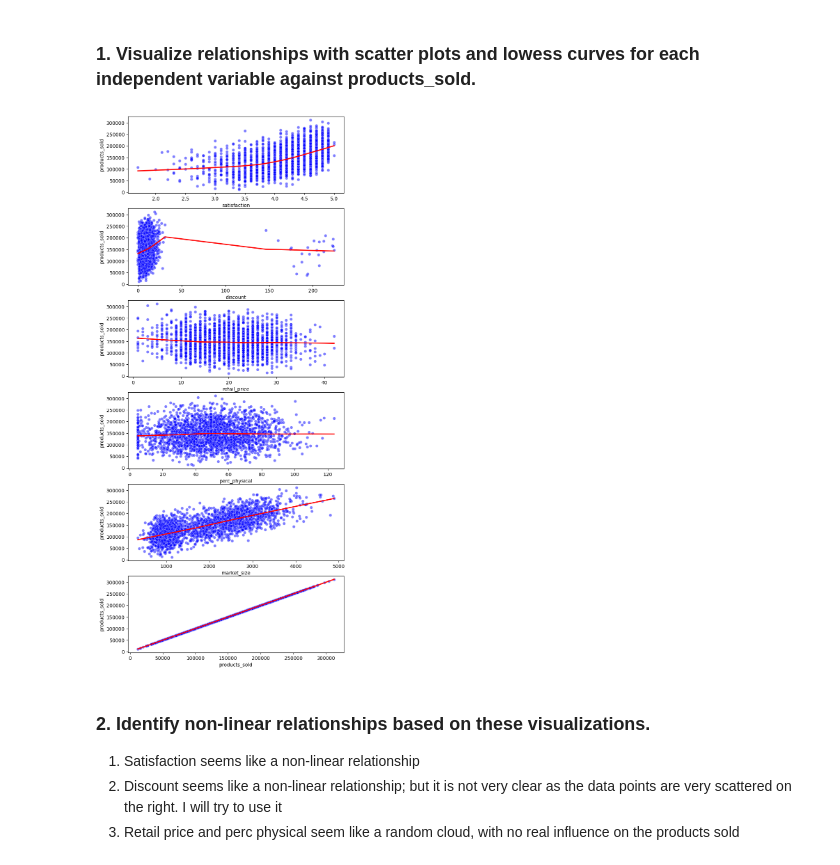
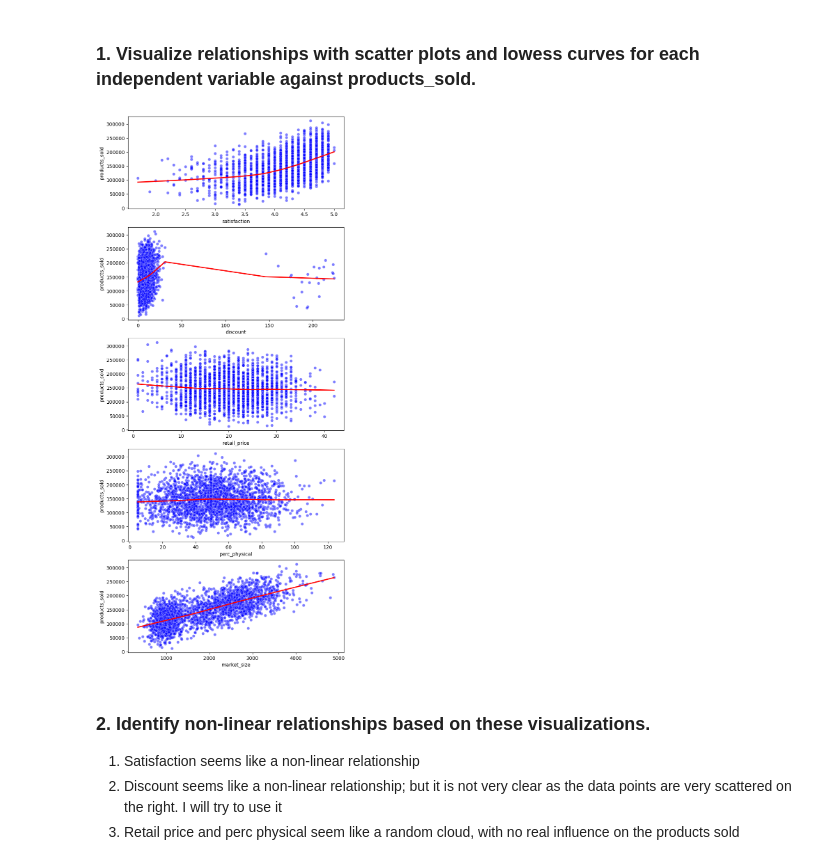
Before and after one commit to ScorchChamp/modelling-assignment, a Jupyter notebook: Modelling Assignment.ipynb, the cells around one changed output. Saved outputs shown, nothing was run; the diff lists cells and outputs as text; code cells hidden in the pictures.

Commit message:
removed useless graph

```diff
--- a/Modelling Assignment.ipynb
+++ b/Modelling Assignment.ipynb
@@ -192,15 +192,19 @@ data_clean.head()
 # %% [markdown]
 ### 1. Visualize relationships with scatter plots and lowess curves for each independent variable against products_sold.
 # %%
-fig, axs = plt.subplots(len(CONTINUOUS_COLUMNS), 1, figsize=(8, 20))
+# CONTINUOUS_COLUMNS without TARGET_COLUMN
+dependent_columns = CONTINUOUS_COLUMNS.copy()
+dependent_columns.remove(TARGET_COLUMN)
 
-for i, var in enumerate(CONTINUOUS_COLUMNS):
+fig, axs = plt.subplots(len(dependent_columns), 1, figsize=(8, 20))
+
+for i, var in enumerate(dependent_columns):
     sns.scatterplot(data=data_clean, x=var, y='products_sold', ax=axs[i], color='blue', alpha=0.5)
     sns.regplot(data=data_clean, x=var, y='products_sold', ax=axs[i], scatter=False, color='red', lowess=True)
 
 plt.show()
 # %% [output]
-[figure, old version]
+[figure, new version]
 # %% [markdown]
 ### 2. Identify non-linear relationships based on these visualizations.
 1. Satisfaction seems like a non-linear relationship
```
Also changed, not shown: parts of 1 cell of this notebook, 1 other file.
